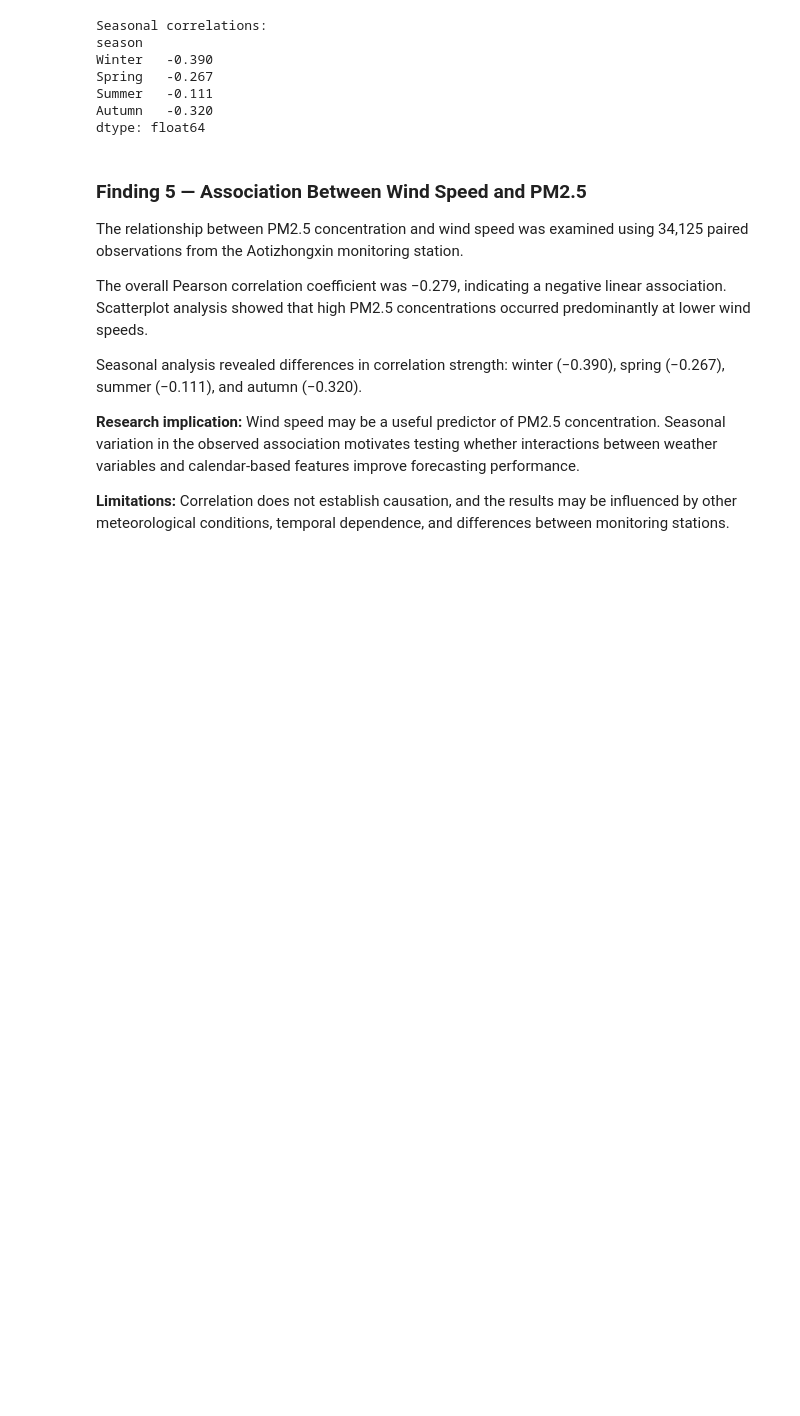
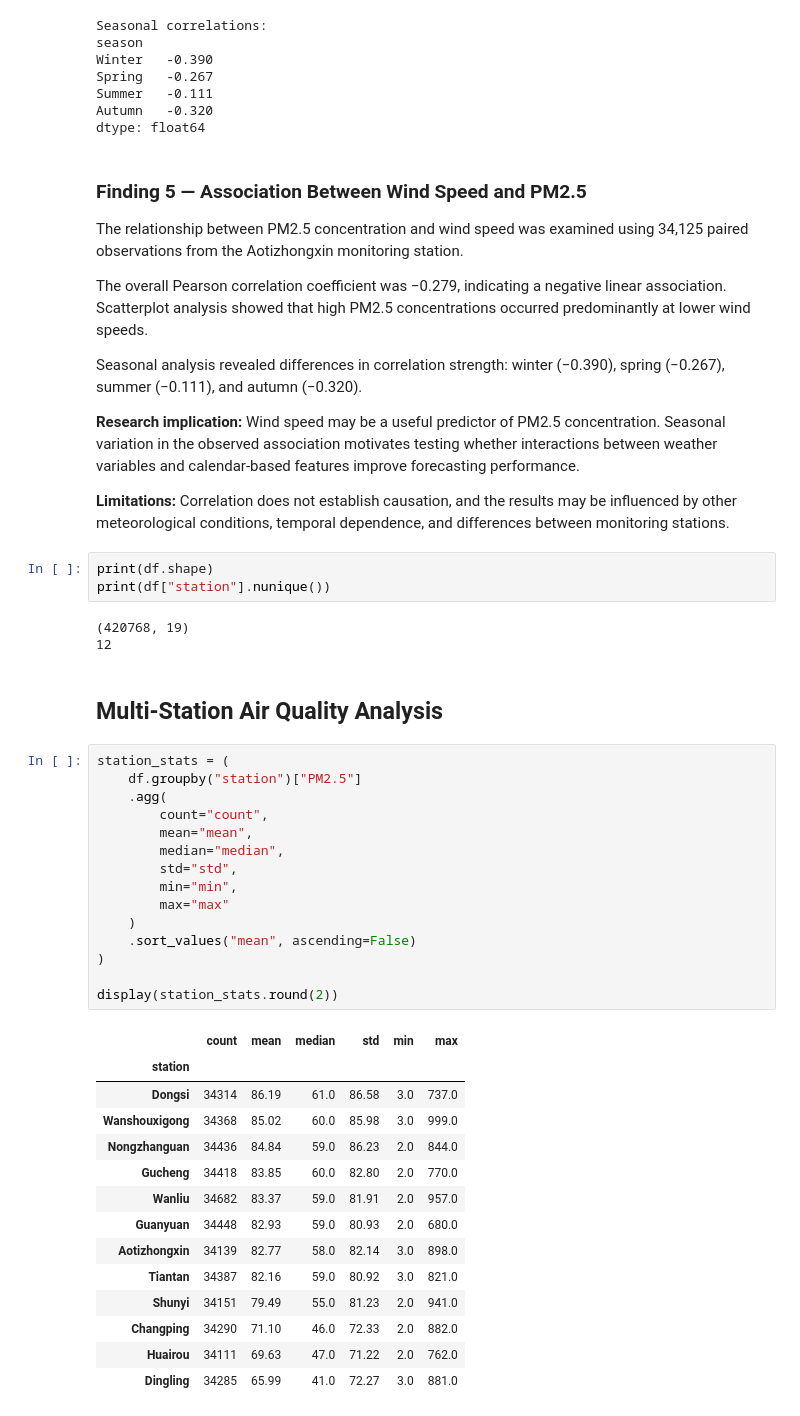
Before and after one commit to shbnm93/air-quality-retrieval-ai, a Jupyter notebook: notebooks/01_exploratory_analysis.ipynb, the cells around one changed output. Saved outputs shown, nothing was run; the diff lists cells and outputs as text; blank space fills up the shorter version.

```diff
--- a/notebooks/01_exploratory_analysis.ipynb
+++ b/notebooks/01_exploratory_analysis.ipynb
@@ -300,3 +299,41 @@ Seasonal analysis revealed differences in correlation strength: winter (−0.390
 **Research implication:** Wind speed may be a useful predictor of PM2.5 concentration. Seasonal variation in the observed association motivates testing whether interactions between weather variables and calendar-based features improve forecasting performance.
 
 **Limitations:** Correlation does not establish causation, and the results may be influenced by other meteorological conditions, temporal dependence, and differences between monitoring stations.
+# %%
+print(df.shape)
+print(df["station"].nunique())
+# %% [output]
+(420768, 19)
+12
+# %% [markdown]
+## Multi-Station Air Quality Analysis
+# %%
+station_stats = (
+    df.groupby("station")["PM2.5"]
+    .agg(
+        count="count",
+        mean="mean",
+        median="median",
+        std="std",
+        min="min",
+        max="max"
+    )
+    .sort_values("mean", ascending=False)
+)
+
+display(station_stats.round(2))
+# %% [output]
+|  | count | mean | median | std | min | max |
+| station |  |  |  |  |  |  |
+| Dongsi | 34314 | 86.19 | 61.0 | 86.58 | 3.0 | 737.0 |
+| Wanshouxigong | 34368 | 85.02 | 60.0 | 85.98 | 3.0 | 999.0 |
+| Nongzhanguan | 34436 | 84.84 | 59.0 | 86.23 | 2.0 | 844.0 |
+| Gucheng | 34418 | 83.85 | 60.0 | 82.80 | 2.0 | 770.0 |
+| Wanliu | 34682 | 83.37 | 59.0 | 81.91 | 2.0 | 957.0 |
+| Guanyuan | 34448 | 82.93 | 59.0 | 80.93 | 2.0 | 680.0 |
+| Aotizhongxin | 34139 | 82.77 | 58.0 | 82.14 | 3.0 | 898.0 |
+| Tiantan | 34387 | 82.16 | 59.0 | 80.92 | 3.0 | 821.0 |
+| Shunyi | 34151 | 79.49 | 55.0 | 81.23 | 2.0 | 941.0 |
+| Changping | 34290 | 71.10 | 46.0 | 72.33 | 2.0 | 882.0 |
+| Huairou | 34111 | 69.63 | 47.0 | 71.22 | 2.0 | 762.0 |
+| Dingling | 34285 | 65.99 | 41.0 | 72.27 | 3.0 | 881.0 |
```
Also changed, not shown: parts of 6 cells of this notebook.
